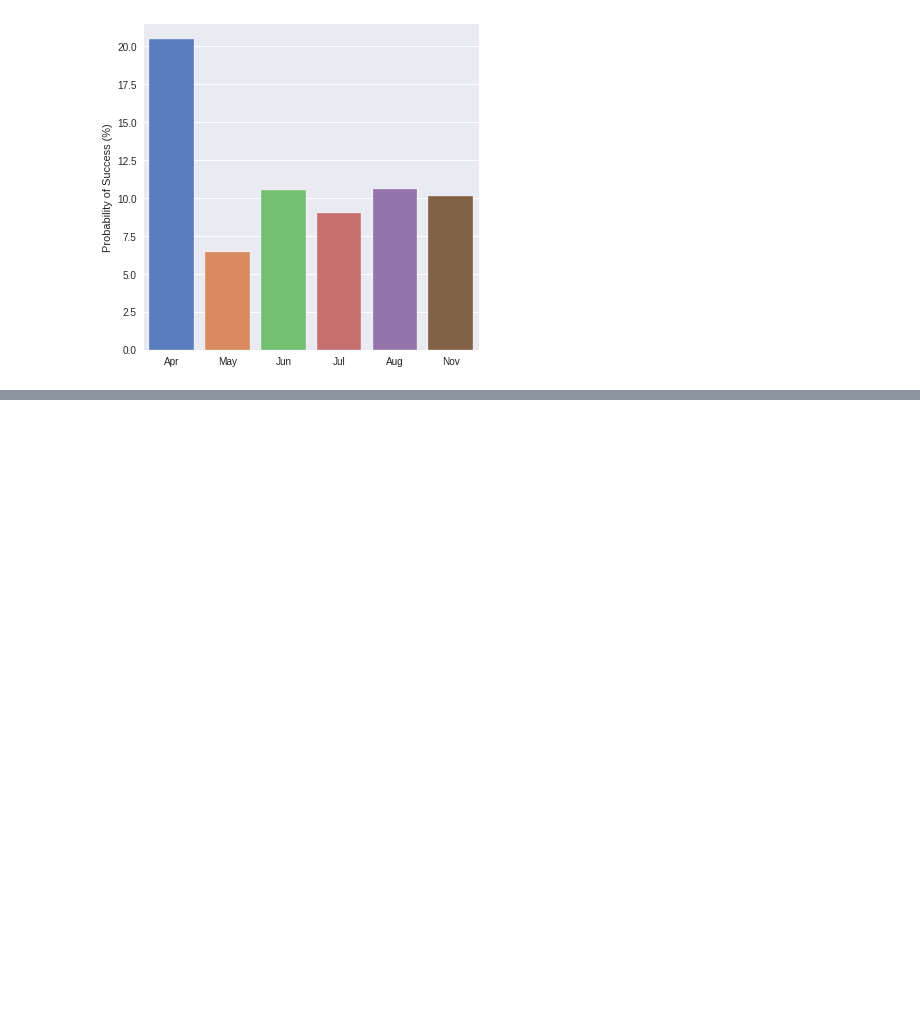
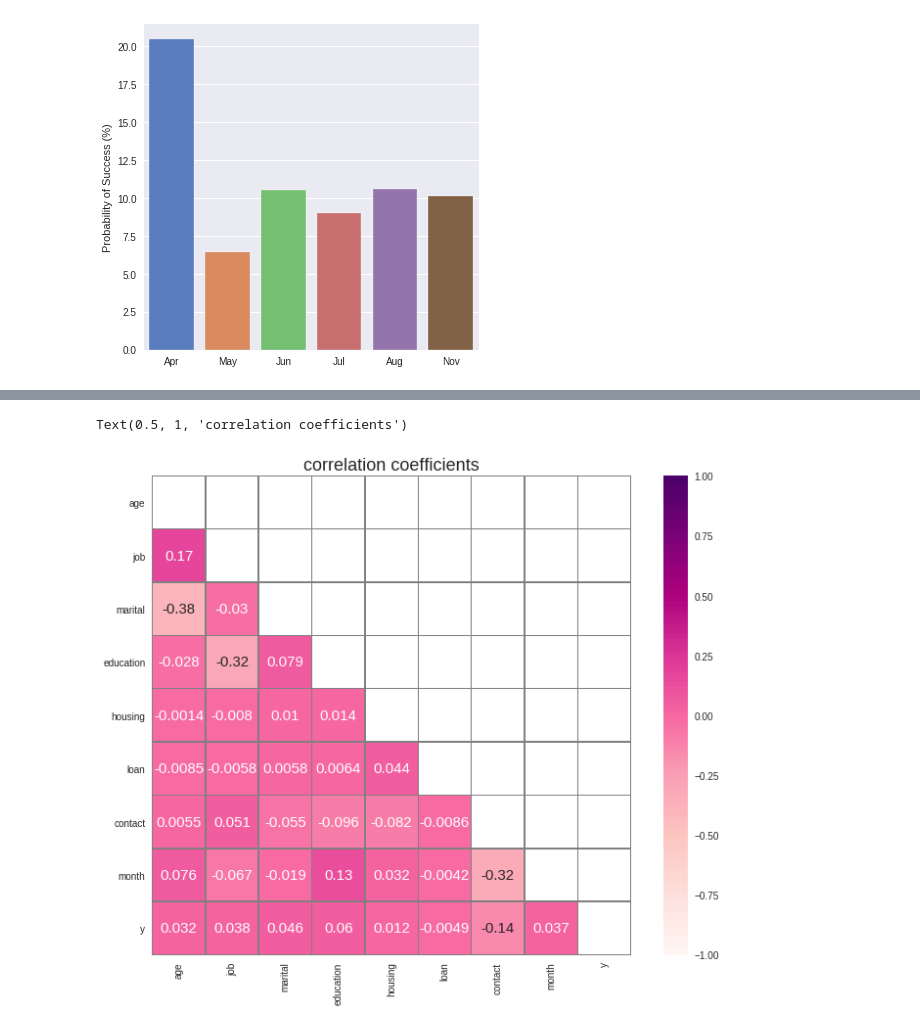
Before and after one commit to sepehrfrgh/ece143_direct_marketing, a Jupyter notebook: analysis-notebook.ipynb, the cells around one changed output, grey strips where cells are left out. Saved outputs shown, nothing was run; the diff lists cells and outputs as text; code cells hidden in the pictures; blank space fills up the shorter version.

```diff
--- a/analysis-notebook.ipynb
+++ b/analysis-notebook.ipynb
@@ -286,0 +339,23 @@ fi.show()
+# %%
+correlation_matrix = feature_analysis.df_encoded.corr()
+f, ax = plt.subplots(figsize=(12, 9))
+ax.set_xticklabels(correlation_matrix, rotation='horizontal')
+ax.set_facecolor('xkcd:salmon')
+ax.set_facecolor((1.0, 1.0, 1.0))
+
+sns.heatmap(correlation_matrix,
+            vmin=-1, vmax=1,
+            square=True,
+            annot=True,
+            cmap=sns.color_palette("RdPu", 100),
+            mask=mask,
+            linewidths=.5,
+            linecolor='grey')
+label_y = ax.get_yticklabels()
+plt.setp(label_y, rotation=360)
+label_x = ax.get_xticklabels()
+plt.setp(label_x, rotation=90)
+plt.title('correlation coefficients', fontsize='large')
+# %% [output]
+Text(0.5, 1, 'correlation coefficients')
+[figure, added]
```
Also changed, not shown: parts of 10 cells of this notebook, 4 other files.
